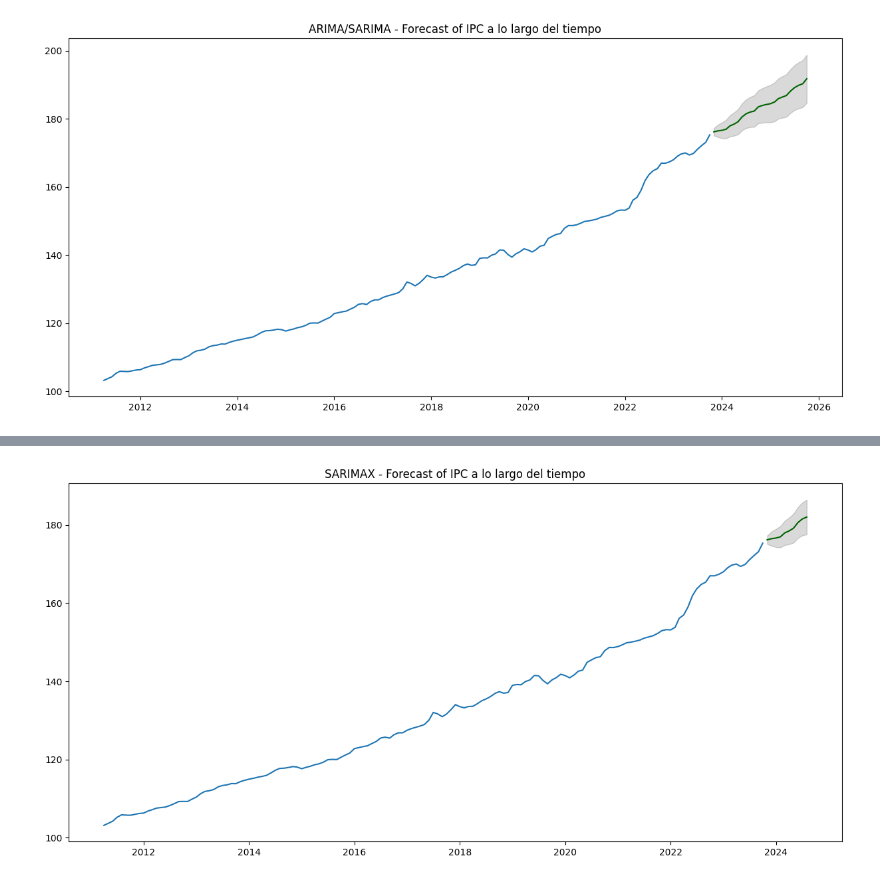
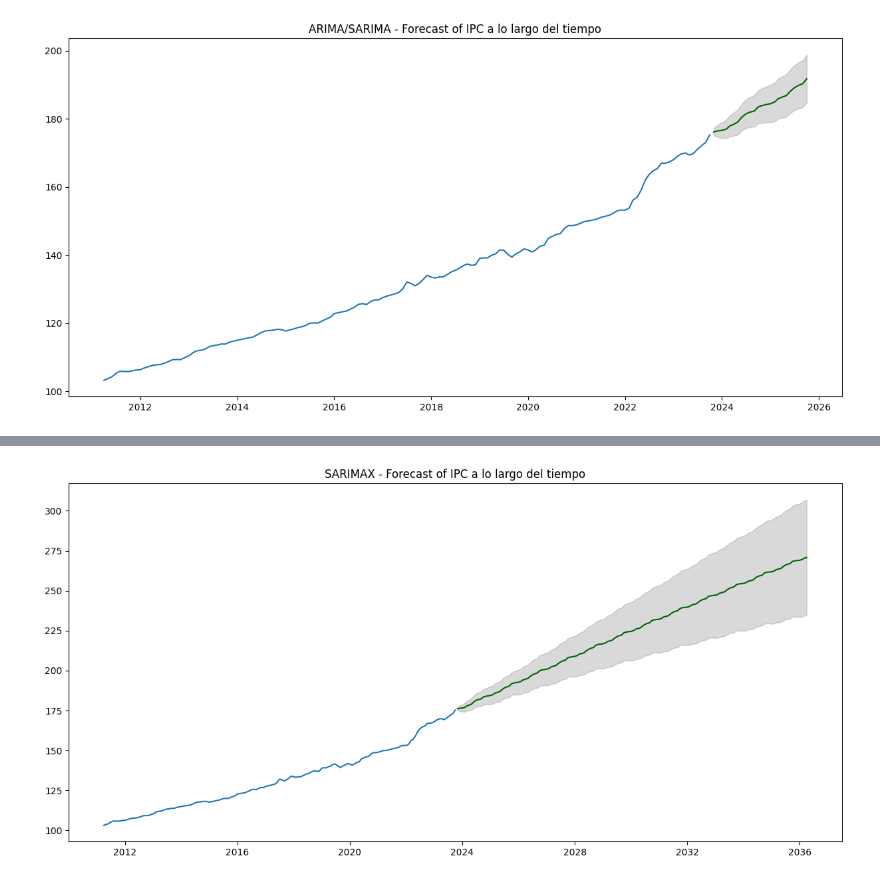
Before and after one commit to alexalay21/ARIMA_IPC, a Jupyter notebook: AIR.ipynb, the cells around one changed output, grey strips where cells are left out. Drawn from its saved outputs; the diff is of its cells as text; code cells hidden in the pictures.

```diff
--- a/AIR.ipynb
+++ b/AIR.ipynb
@@ -202,32 +202,32 @@ Warnings:
 def sarimax_forecast(SARIMAX_model, periods=24):
     # Forecast
     n_periods = periods
 
     forecast_df = pd.DataFrame({"month_index":pd.date_range(df.index[-1], periods = n_periods, freq='MS').month},
                     index = pd.date_range(df.index[-1]+ pd.DateOffset(months=1), periods = n_periods, freq='MS'))
 
     fitted, confint = SARIMAX_model.predict(n_periods=n_periods,
                                             return_conf_int=True,
                                             exogenous=forecast_df[['month_index']])
     index_of_fc = pd.date_range(df.index[-1] + pd.DateOffset(months=1), periods = n_periods, freq='MS')
 
     # make series for plotting purpose
     fitted_series = pd.Series(fitted, index=index_of_fc)
     lower_series = pd.Series(confint[:, 0], index=index_of_fc)
     upper_series = pd.Series(confint[:, 1], index=index_of_fc)
 
     # Plot
     plt.figure(figsize=(15,7))
     plt.plot(df["Total"], color='#1f76b4')
     plt.plot(fitted_series, color='darkgreen')
     plt.fill_between(lower_series.index,
                     lower_series,
                     upper_series,
                     color='k', alpha=.15)
 
     plt.title("SARIMAX - Forecast of IPC a lo largo del tiempo")
     plt.show()
 
-sarimax_forecast(SARIMAX_model, periods=10)
+sarimax_forecast(SARIMAX_model, periods=150)
 # %% [output]
-[figure, old version]
+[figure, new version]
```
Also changed, not shown: parts of 2 cells of this notebook.
